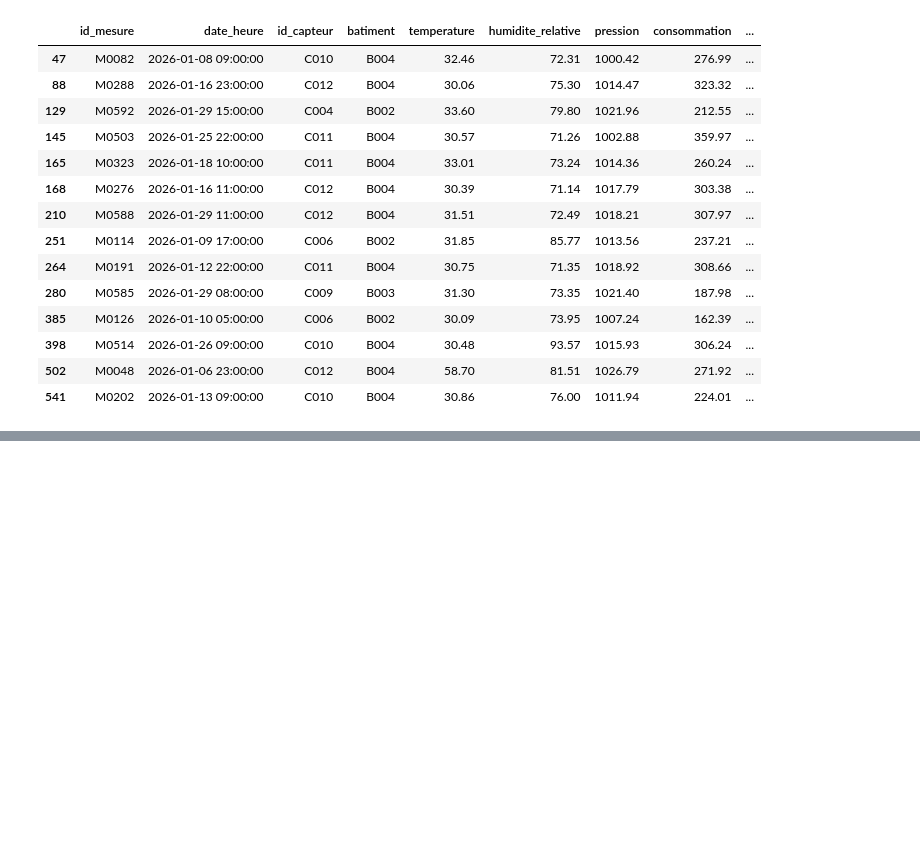
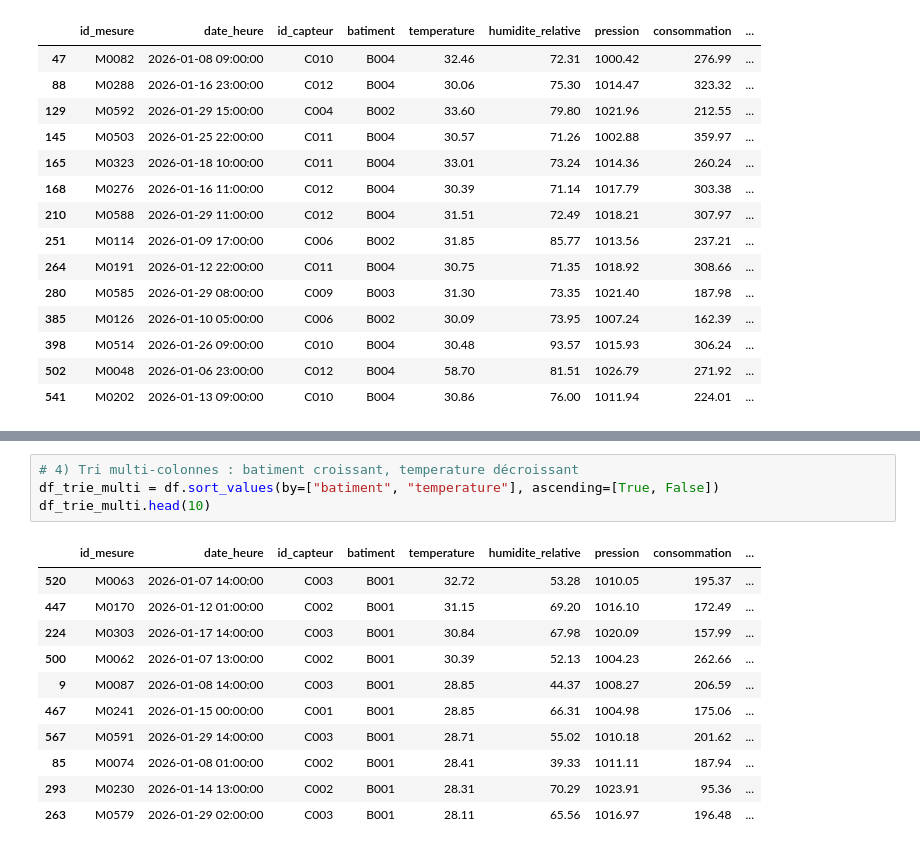
Before and after one commit to fatoufall737/atelier-pandas-iot, a Jupyter notebook: atelier_pandas_iot.ipynb, the cells around one changed output, grey strips where cells are left out. Drawn from its saved outputs; the diff is of its cells as text; blank space fills up the shorter version.

Commit message:
Partie 7 : tri (croissant, décroissant, top10, tri multi-colonnes)

```diff
--- a/atelier_pandas_iot.ipynb
+++ b/atelier_pandas_iot.ipynb
@@ -408,0 +453,16 @@ df_filtre
+# %%
+# 4) Tri multi-colonnes : batiment croissant, temperature décroissant
+df_trie_multi = df.sort_values(by=["batiment", "temperature"], ascending=[True, False])
+df_trie_multi.head(10)
+# %% [output]
+|  | id_mesure | date_heure | id_capteur | batiment | temperature | humidite_relative | pression | consommation | ... |
+| 520 | M0063 | 2026-01-07 14:00:00 | C003 | B001 | 32.72 | 53.28 | 1010.05 | 195.37 | ... |
+| 447 | M0170 | 2026-01-12 01:00:00 | C002 | B001 | 31.15 | 69.20 | 1016.10 | 172.49 | ... |
+| 224 | M0303 | 2026-01-17 14:00:00 | C003 | B001 | 30.84 | 67.98 | 1020.09 | 157.99 | ... |
+| 500 | M0062 | 2026-01-07 13:00:00 | C002 | B001 | 30.39 | 52.13 | 1004.23 | 262.66 | ... |
+| 9 | M0087 | 2026-01-08 14:00:00 | C003 | B001 | 28.85 | 44.37 | 1008.27 | 206.59 | ... |
+| 467 | M0241 | 2026-01-15 00:00:00 | C001 | B001 | 28.85 | 66.31 | 1004.98 | 175.06 | ... |
+| 567 | M0591 | 2026-01-29 14:00:00 | C003 | B001 | 28.71 | 55.02 | 1010.18 | 201.62 | ... |
+| 85 | M0074 | 2026-01-08 01:00:00 | C002 | B001 | 28.41 | 39.33 | 1011.11 | 187.94 | ... |
+| 293 | M0230 | 2026-01-14 13:00:00 | C002 | B001 | 28.31 | 70.29 | 1023.91 | 95.36 | ... |
+| 263 | M0579 | 2026-01-29 02:00:00 | C003 | B001 | 28.11 | 65.56 | 1016.97 | 196.48 | ... |
```
Also changed, not shown: parts of 4 cells of this notebook.
